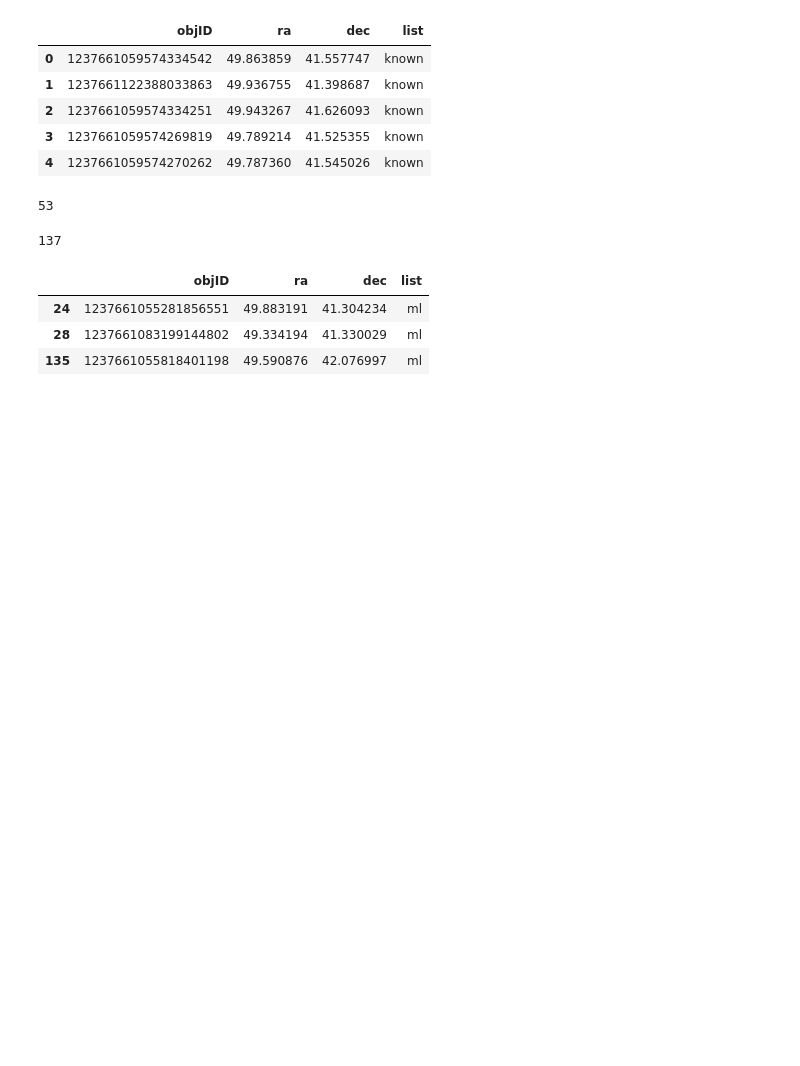
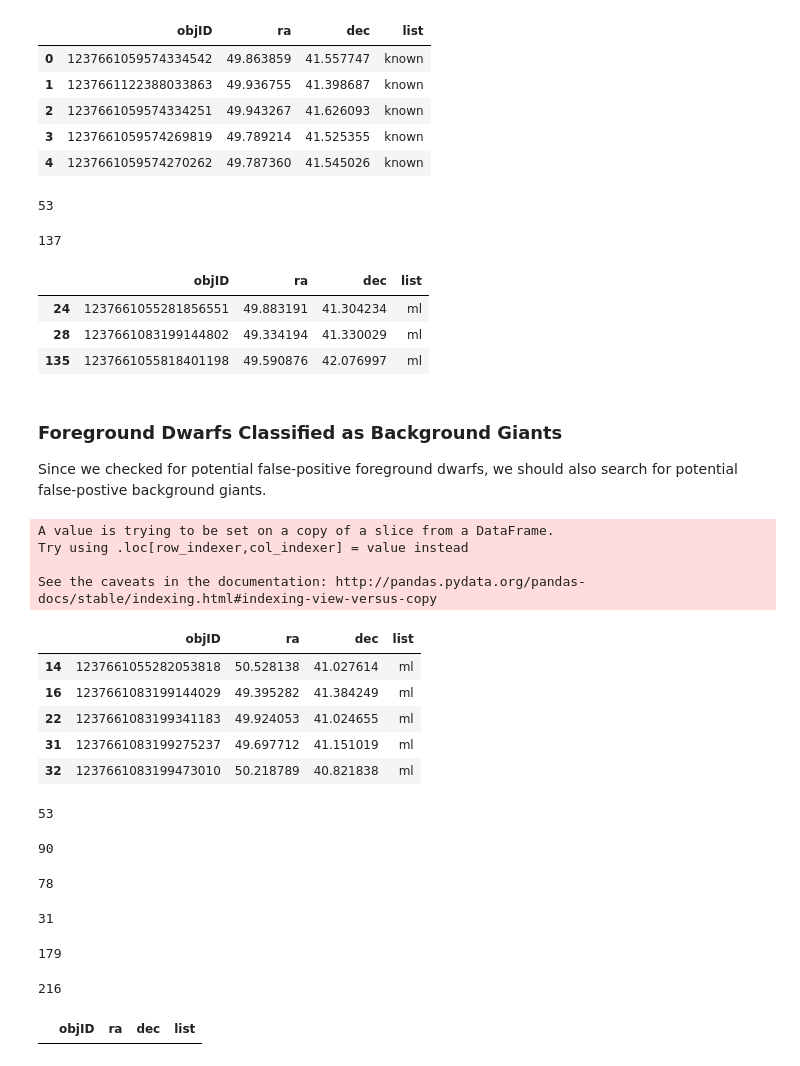
Before and after one commit to danbanan/Perseus-vs-background, a Jupyter notebook: find-potential-dwarfs.ipynb, the cells around one changed output. Drawn from its saved outputs; the diff is of its cells as text; code cells hidden in the pictures; blank space fills up the shorter version.

Commit message:
Added potential false-positive background giants that were classified as foreground dwarfs

```diff
--- a/find-potential-dwarfs.ipynb
+++ b/find-potential-dwarfs.ipynb
@@ -334,3 +334,42 @@ duplicates
 | 24 | 1237661055281856551 | 49.883191 | 41.304234 | ml |
 | 28 | 1237661083199144802 | 49.334194 | 41.330029 | ml |
 | 135 | 1237661055818401198 | 49.590876 | 42.076997 | ml |
+# %% [markdown]
+### Foreground Dwarfs Classified as Background Giants
+Since we checked for potential false-positive foreground dwarfs, we should also search for potential false-postive background giants.
+# %%
+ml_giants = perseus_id.loc[perseus_id['label'] == 0]
+ml_giants['list'] = 'ml'
+ml_giants = ml_giants.drop(['label'], axis=1)
+ml_giants.head()
+# %% [output]
+A value is trying to be set on a copy of a slice from a DataFrame.
+Try using .loc[row_indexer,col_indexer] = value instead
+
+See the caveats in the documentation: http://pandas.pydata.org/pandas-docs/stable/indexing.html#indexing-view-versus-copy
+|  | objID | ra | dec | list |
+| 14 | 1237661055282053818 | 50.528138 | 41.027614 | ml |
+| 16 | 1237661083199144029 | 49.395282 | 41.384249 | ml |
+| 22 | 1237661083199341183 | 49.924053 | 41.024655 | ml |
+| 31 | 1237661083199275237 | 49.697712 | 41.151019 | ml |
+| 32 | 1237661083199473010 | 50.218789 | 40.821838 | ml |
+# %%
+# Number of known dwarfs from Perseus cluster
+perseus_back.shape[0]
+# %% [output]
+53
+# %%
+perseus_giants = pd.concat([perseus_back, ml_giants], axis=0)
+perseus_giants.shape[0]
+# %% [output]
+90
+# %%
+deduplicated_giant = perseus_giants.drop_duplicates(subset=['objID'], keep=False)
+deduplicated_giant.shape[0]
+# %% [output]
+78
+# %%
+new_giants = deduplicated_giant.loc[deduplicated_giant['list'] == 'ml']
+new_giants.shape[0]
+# %% [output]
+31
@@ -336,0 +378,15 @@ duplicates
+# %%
+known_dwarfs = known_dwarfs.drop_duplicates(subset=['objID'])
+known_dwarfs.shape[0]
+# %% [output]
+179
+# %%
+mergedlist_giant = pd.concat([known_dwarfs, ml_giants], axis=0)
+mergedlist_giant.shape[0]
+# %% [output]
+216
+# %%
+duplicates_giants = mergedlist_giant[mergedlist_giant.duplicated(subset=['objID'])]
+duplicates_giants
+# %% [output]
+|  | objID | ra | dec | list |
```
Also changed, not shown: parts of 2 cells of this notebook, 1 other file.
